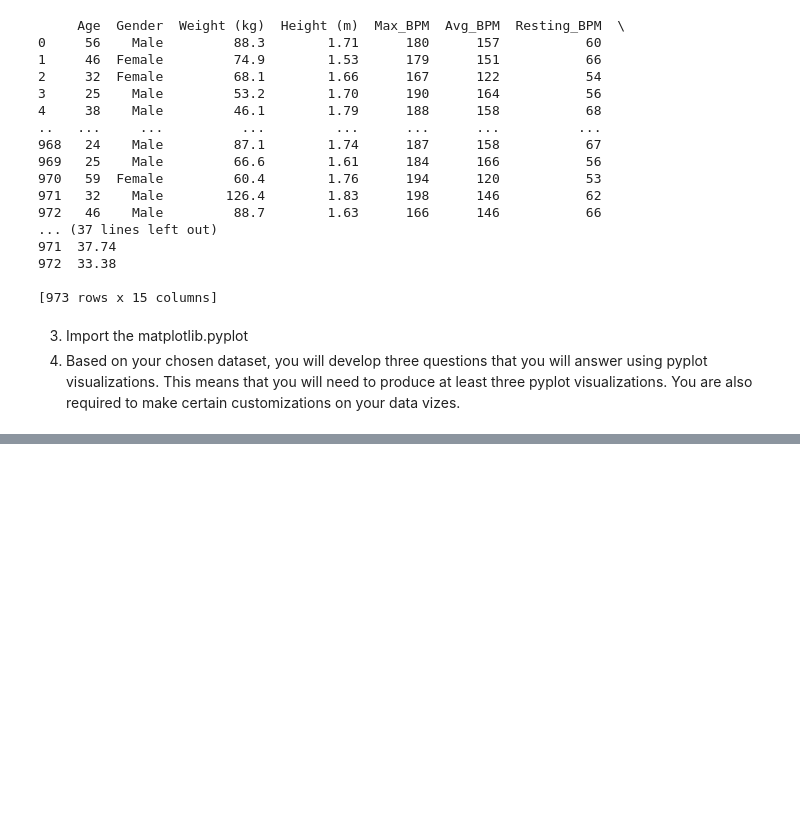
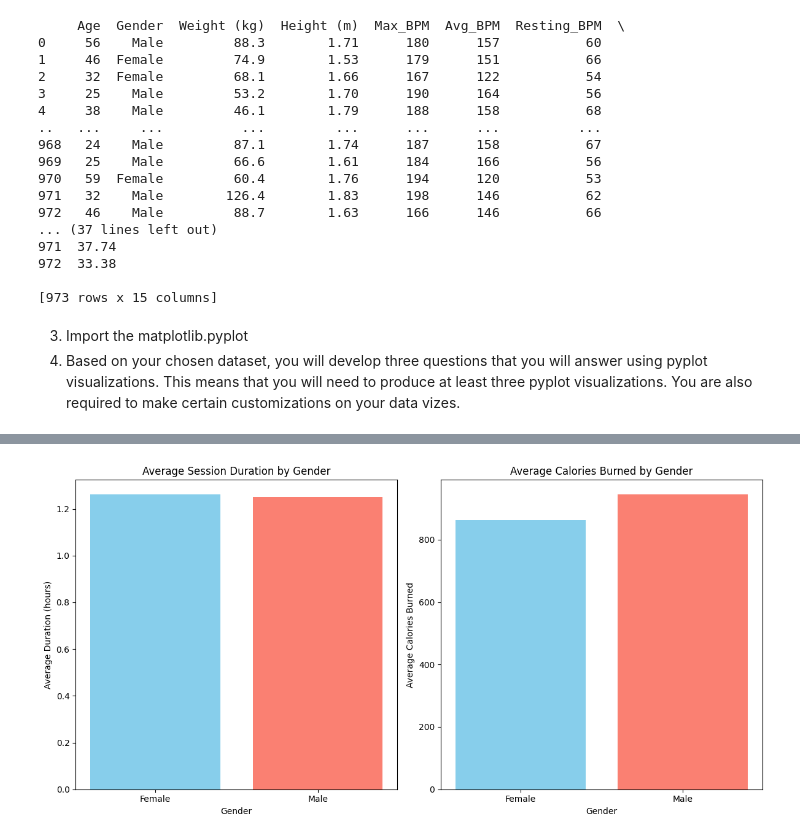
Before and after one commit to EdsonRaySanJuan/CpE-031-VDA-CpE-21S4, a Jupyter notebook: Midterm/Laboratory Introduction to Matplot/Exercise_8.ipynb, the cells around one changed output, grey strips where cells are left out. Cells and saved outputs as stored; diff of their text form; code cells hidden in the pictures; blank space fills up the shorter version.

```diff
--- a/Midterm/Laboratory Introduction to Matplot/Exercise_8.ipynb
+++ b/Midterm/Laboratory Introduction to Matplot/Exercise_8.ipynb
@@ -404,0 +373,30 @@ plt.show()
+# %%
+# Multiple Plots
+gym_data = pd.read_csv('gym_members_exercise_tracking.csv')
+
+avg_data_by_gender = gym_data.groupby('Gender')[['Session_Duration (hours)', 'Calories_Burned']].mean()
+
+# Prepare data for plotting
+genders = avg_data_by_gender.index
+avg_session_duration = avg_data_by_gender['Session_Duration (hours)']
+avg_calories_burned = avg_data_by_gender['Calories_Burned']
+
+# Set up subplots
+fig, ax = plt.subplots(1, 2, figsize=(12, 6))
+
+# Plot average session duration
+ax[0].bar(genders, avg_session_duration, color=['skyblue', 'salmon'])
+ax[0].set_title('Average Session Duration by Gender')
+ax[0].set_xlabel('Gender')
+ax[0].set_ylabel('Average Duration (hours)')
+
+# Plot average calories burned
+ax[1].bar(genders, avg_calories_burned, color=['skyblue', 'salmon'])
+ax[1].set_title('Average Calories Burned by Gender')
+ax[1].set_xlabel('Gender')
+ax[1].set_ylabel('Average Calories Burned')
+
+plt.tight_layout()
+plt.show()
+# %% [output]
+[figure, added]
```
Also changed, not shown: parts of 7 cells of this notebook.
